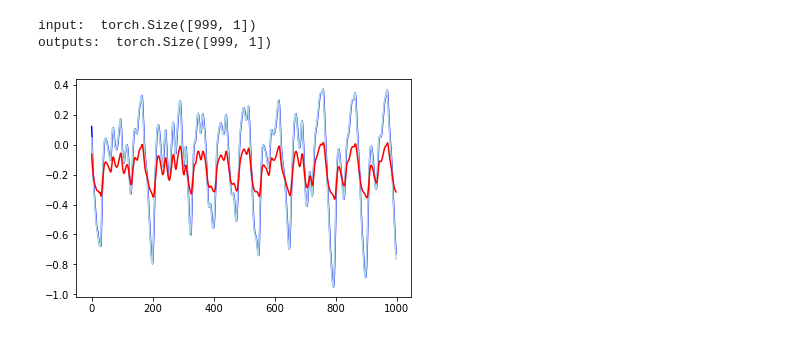
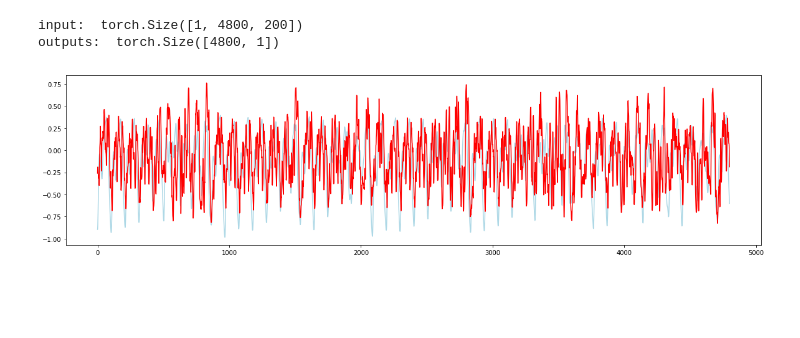
Before and after one commit to Kajiyu/reservior, a Jupyter notebook: Ex2_mackey-glass.ipynb, the cells around one changed output. Drawn from its saved outputs; the diff is of its cells as text; code cells hidden in the pictures; blank space fills up the shorter version.

```diff
--- a/Ex2_mackey-glass.ipynb
+++ b/Ex2_mackey-glass.ipynb
@@ -52,16 +53,25 @@ for i_iter in range(n_iterations):
         # For each sample
         for i_sample in range(sample_batched.size()[0]):
             optimizer.zero_grad()
+            model.reset_hidden()
             # Inputs and outputs
-            inputs = Variable(sample_batched[i_sample][:-1], requires_grad=False)
-            outputs = Variable(sample_batched[i_sample][1:], requires_grad=False)
-            esn_outputs = torch.zeros(sample_length-1, 1)
-            gradients = torch.zeros(sample_length-1, 1)
+            tmp_in = None
+            for i in range(input_dim):
+                tmp = sample_batched[i_sample][i:sample_length-input_dim+i]
+                if tmp_in is None:
+                    tmp_in = tmp
+                else:
+                    tmp_in = np.concatenate([tmp_in, tmp], axis=-1)
+            tmp_out = sample_batched[i_sample][input_dim:]
+            tmp_in = torch.tensor(tmp_in).view(1, -1, input_dim)
+            tmp_out = torch.tensor(tmp_out)
+            inputs = Variable(tmp_in, requires_grad=False)
+            outputs = Variable(tmp_out)
 
             # Null loss
             loss = 0
 
-            outs = model(inputs, outputs).view(-1, 1)
+            outs = model(inputs, outputs.view(1, -1, 1)).view(-1, 1)
             # Add loss
             loss = criterion((F.tanh(outs)), outputs)
 
@@ -75,4 +85,4 @@ for i_iter in range(n_iterations):
             plt.plot(outputs.data.numpy(), c='lightblue')
             plt.plot(esn_outputs.numpy(), c='r')
             plt.show()"""
-#     print(u"Iteration {}, loss {}".format(i_iter, loss.data[0]))
+    print(u"Iteration {}, loss {}".format(i_iter, loss.data[0]))
@@ -79,28 +126,39 @@ for i_iter in range(n_iterations):
 # %%
 for i_iter in range(n_iterations):
     # Iterate through batches
     for i_batch, sample_batched in enumerate(dataloader):
         # For each sample
         for i_sample in range(sample_batched.size()[0]):
             # Inputs and outputs
-            inputs = Variable(sample_batched[i_sample][:-1], requires_grad=False)
-            outputs = Variable(sample_batched[i_sample][1:], requires_grad=False)
+            tmp_in = None
+            for i in range(input_dim):
+                tmp = sample_batched[i_sample][i:sample_length-input_dim+i]
+                if tmp_in is None:
+                    tmp_in = tmp
+                else:
+                    tmp_in = np.concatenate([tmp_in, tmp], axis=-1)
+            tmp_out = sample_batched[i_sample][input_dim:]
+            tmp_in = torch.tensor(tmp_in).view(1, -1, input_dim)
+            tmp_out = torch.tensor(tmp_out)
+            inputs = Variable(tmp_in, requires_grad=False)
+            outputs = Variable(tmp_out)
 
             # Null loss
             loss = 0
             print("input: ", inputs.size())
             print("outputs: ", outputs.size())
-            out = model(inputs, outputs).view(-1, 1)
+            out = model(inputs).view(-1, 1)
             out = F.tanh(out)
-            plt.plot(inputs.data.numpy(), c='b')
+            plt.figure(figsize=(20, 5))
+#             plt.plot(inputs.data.numpy(), c='b')
             plt.plot(outputs.data.numpy(), c='lightblue')
             plt.plot(out.data.numpy(), c='r')
             plt.show()
             break
         break
     break
     print(u"Iteration {}, loss {}".format(i_iter, loss.data[0]))
 # %% [output]
-input:  torch.Size([999, 1])
-outputs:  torch.Size([999, 1])
+input:  torch.Size([1, 4800, 200])
+outputs:  torch.Size([4800, 1])
-[figure, old version]
+[figure, new version]
```
Also changed, not shown: parts of 7 cells of this notebook, 9 other files.
